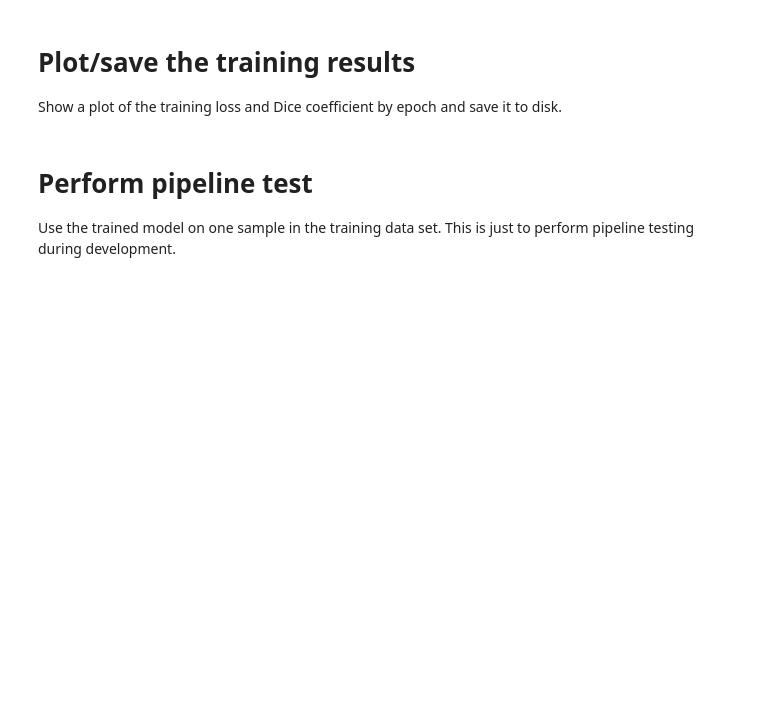
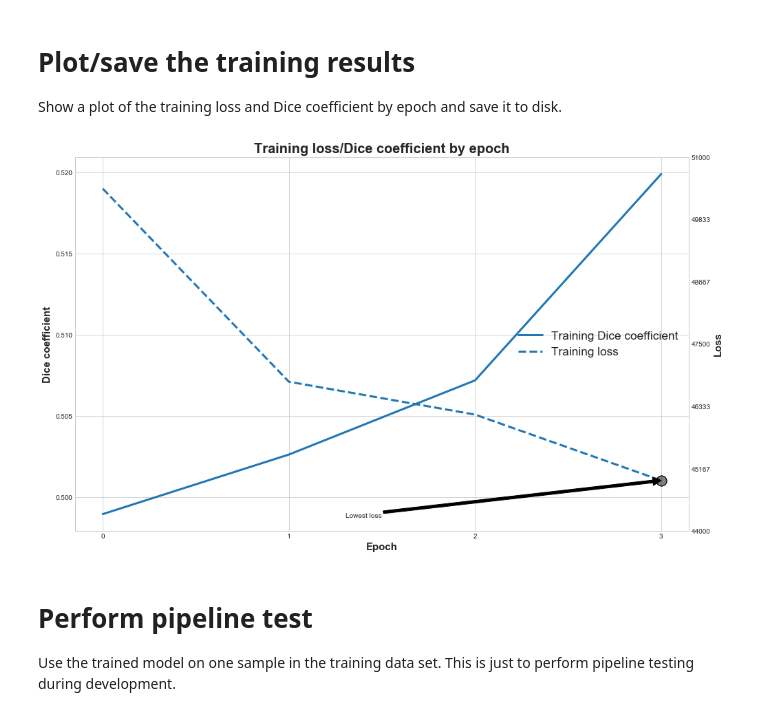
Before and after one commit to GeoffBreemer/DLToolkit, a Jupyter notebook: thesis/FCN_baseline_train.ipynb, the cells around one changed output. Cells and saved outputs as stored; diff of their text form; code cells hidden in the pictures; blank space fills up the shorter version.

```diff
--- a/thesis/FCN_baseline_train.ipynb
+++ b/thesis/FCN_baseline_train.ipynb
@@ -267,8 +265,7 @@ _________________________________________________________________
 Set the loss function, optimiser and metric and compile the model.
 # %%
 # Set the optimiser, loss function and metrics
-opt = Adam(amsgrad=False)
-# opt = Adadelta()
+opt = Adam(amsgrad=True)
 metrics = [dice_coef]
 loss = weighted_pixelwise_crossentropy_loss(class_weights)
 
@@ -495,14 +492,13 @@ if not USE_GENERATORS:
 # Plot/save the training results
 Show a plot of the training loss and Dice coefficient by epoch and save it to disk.
 # %%
-if not USE_KFOLD_CV:
-    plot_training_history(hist,
-                          show=True,
-                          save_path=settings.OUTPUT_PATH + fcn.title,
-                          time_stamp=True,
-                          metric="dice_coef")
-else:
-    print("Using cross-validation, no training history saved.")
+plot_training_history(hist,
+                      show=True,
+                      save_path=settings.OUTPUT_PATH + fcn.title,
+                      time_stamp=True,
+                      metric="dice_coef")
+# %% [output]
+[figure, added]
 # %% [markdown]
 # Perform pipeline test
 Use the trained model on one sample in the training data set. This is just to perform pipeline testing during development.
```
Also changed, not shown: parts of 6 cells of this notebook, 10 other files.
